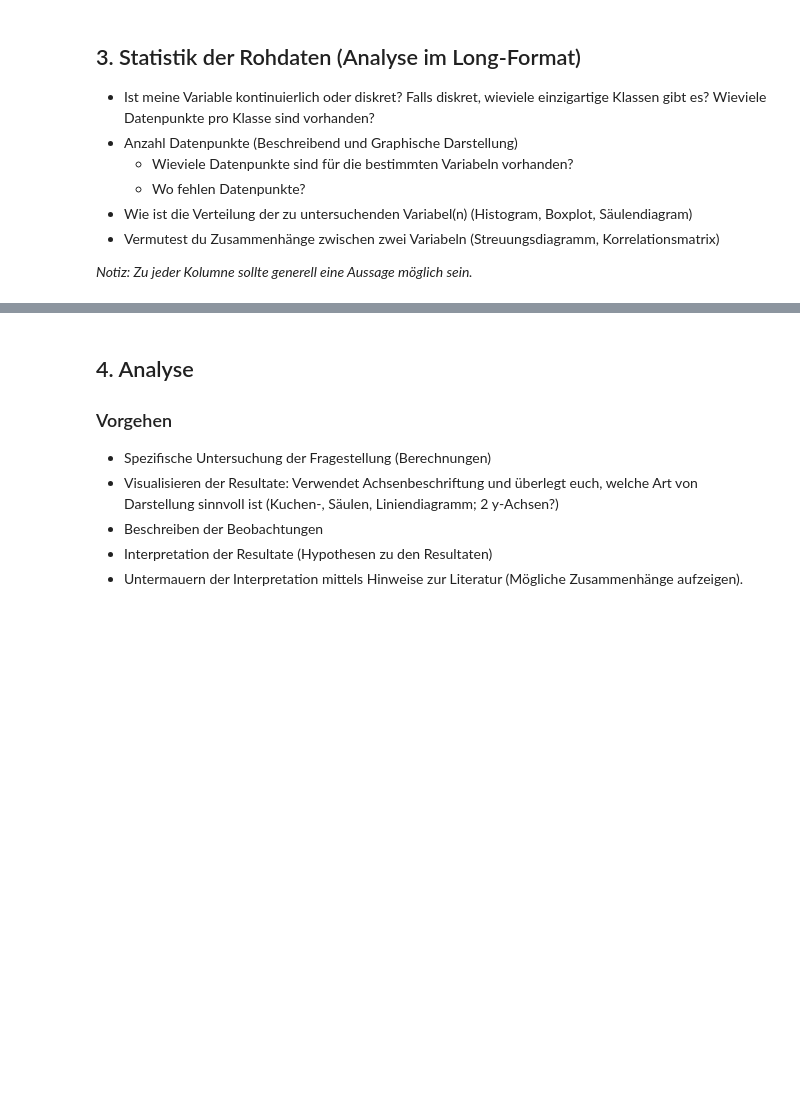
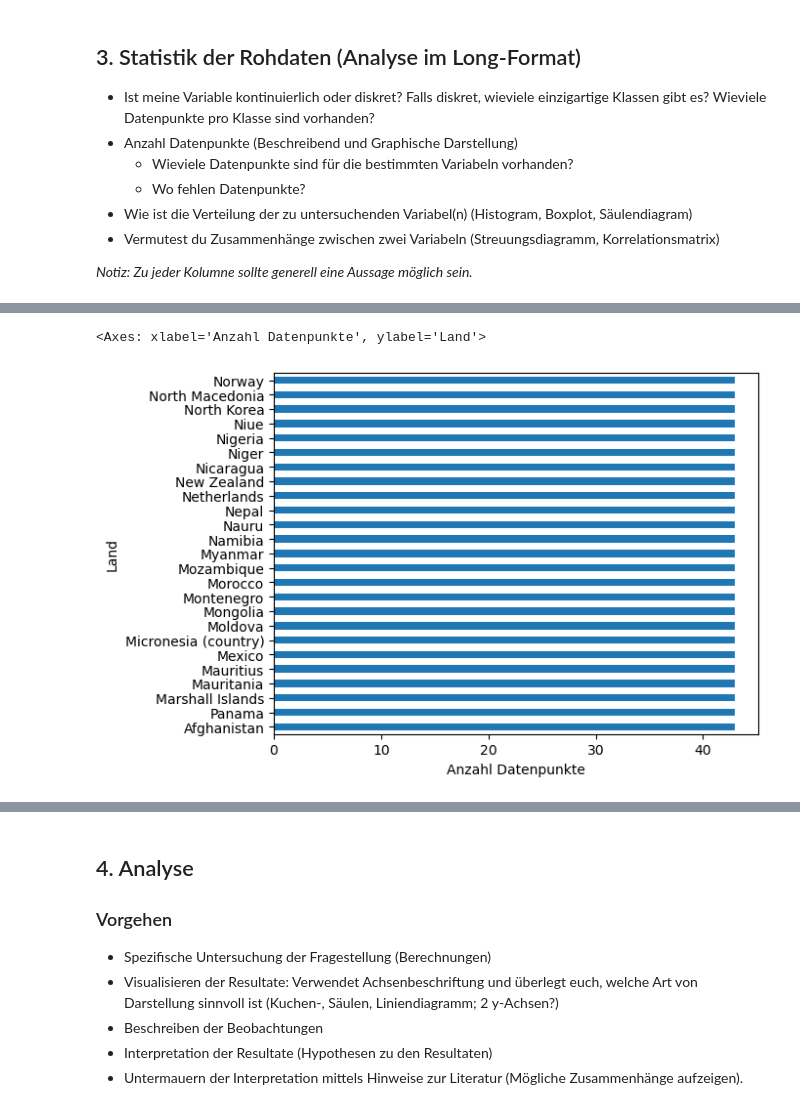
Before and after one commit to Hirnfresser/Leistungsnachweis_Phyton, a Jupyter notebook: Grundgerüst_Leistungsnachweis.ipynb, the cells around one changed output, grey strips where cells are left out. Drawn from its saved outputs; the diff is of its cells as text; code cells hidden in the pictures; blank space fills up the shorter version.

```diff
--- a/Grundgerüst_Leistungsnachweis.ipynb
+++ b/Grundgerüst_Leistungsnachweis.ipynb
@@ -147,0 +179,8 @@ df_pivot.head()
+# %%
+# head = die Länder mit meisten Datenpunkten
+df['Land'].value_counts().head(25).plot(
+    kind='barh',
+    xlabel='Anzahl Datenpunkte')
+# %% [output]
+<Axes: xlabel='Anzahl Datenpunkte', ylabel='Land'>
+[figure, added]
```
Also changed, not shown: parts of 4 cells of this notebook, 1 other file.
